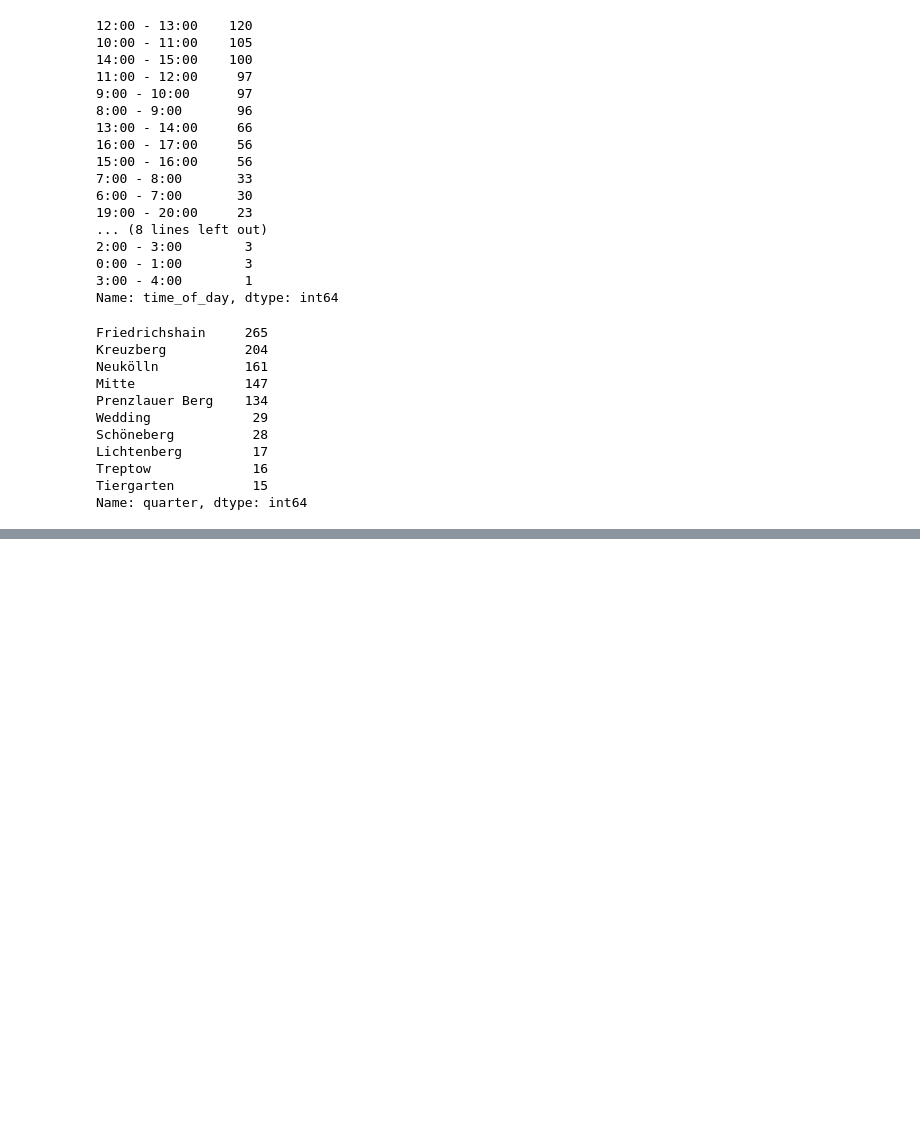
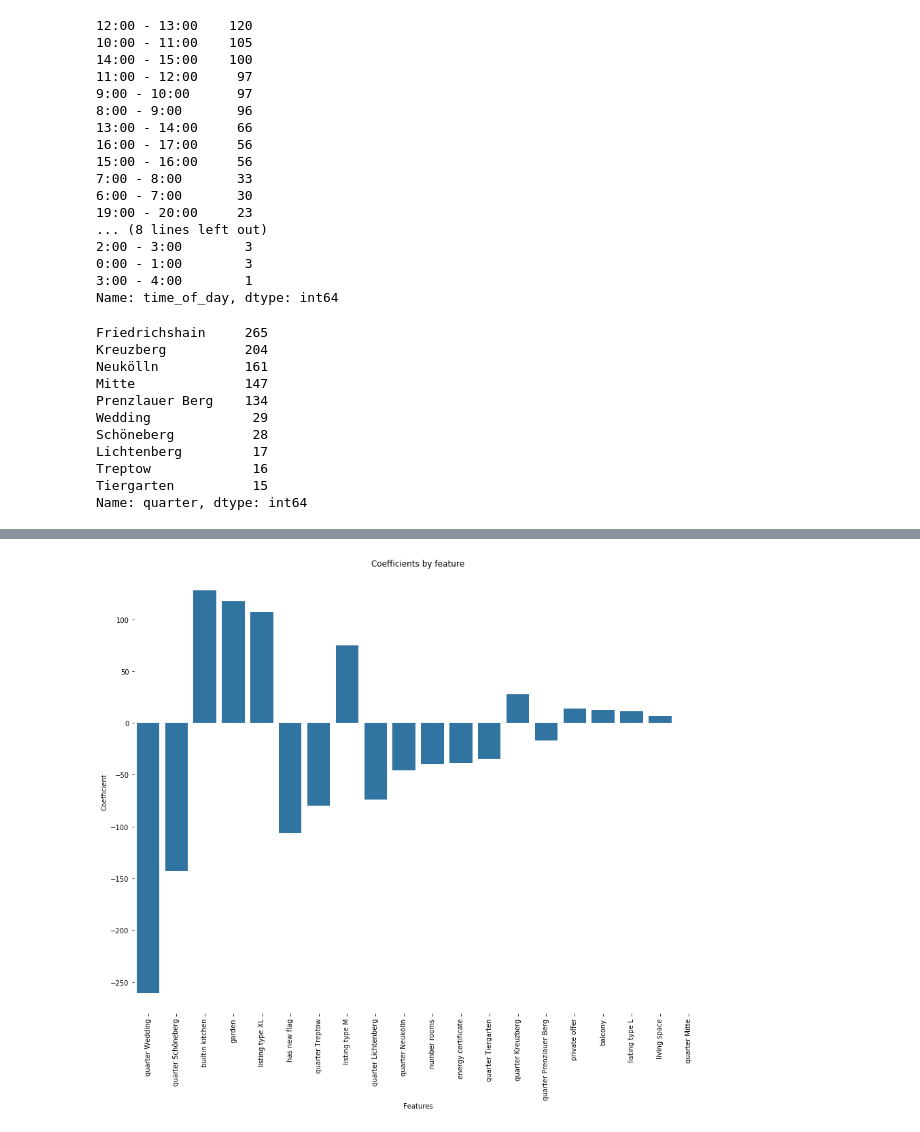
Before and after one commit to diogomatoschaves/berlin-house-prices-analysis, a Jupyter notebook: berlin-houses.ipynb, the cells around one changed output, grey strips where cells are left out. Cells and saved outputs as stored; diff of their text form; code cells hidden in the pictures; blank space fills up the shorter version.

```diff
--- a/berlin-houses.ipynb
+++ b/berlin-houses.ipynb
@@ -859,11 +966,8 @@ df_model.head()
 def get_dummies(df, columns):
 
     for col in columns:
-        df = pd.merge(df, pd.get_dummies(df[col], prefix=col, prefix_sep='_'), left_index=True, right_index=True)
+        df = pd.merge(df, pd.get_dummies(df[col], prefix=col, prefix_sep='_', drop_first=True), left_index=True, right_index=True)
 
         df.drop(columns=[col], inplace=True)
 
     return df
-
-df_model = get_dummies(df_model, ['quarter', 'listing_type'])
-df_model.head()
@@ -952,0 +1020,12 @@ reg.score(X_test, y_test)
+# %%
+def get_coef_df(X_train, reg):
+
+    coefs_df = pd.DataFrame()
+    coefs_df['columns'] = [col.replace('_', ' ') for col in X_train.columns]
+    coefs_df['coefs'] = reg.coef_
+    coefs_df['abs_coefs'] = np.abs(reg.coef_)
+    coefs_df = coefs_df.sort_values('abs_coefs', ascending=False)
+    return coefs_df
+
+coefs_df = get_coef_df(X_train, reg)
+coefs_df.head(30)
@@ -952,0 +1050,12 @@ reg.score(X_test, y_test)
+# %%
+fig = plt.figure(figsize=(15, 12))
+sb.barplot(data=coefs_df, x='columns', y='coefs', color=base_color);
+remove_borders(fig)
+plt.xticks(rotation=90);
+plt.title('Coefficients by feature')
+plt.xlabel('Features')
+plt.ylabel('Coefficient')
+
+plt.savefig('img/coefs_barplot.png');
+# %% [output]
+[figure, added]
```
Also changed, not shown: parts of 45 cells of this notebook, 7 other files.
